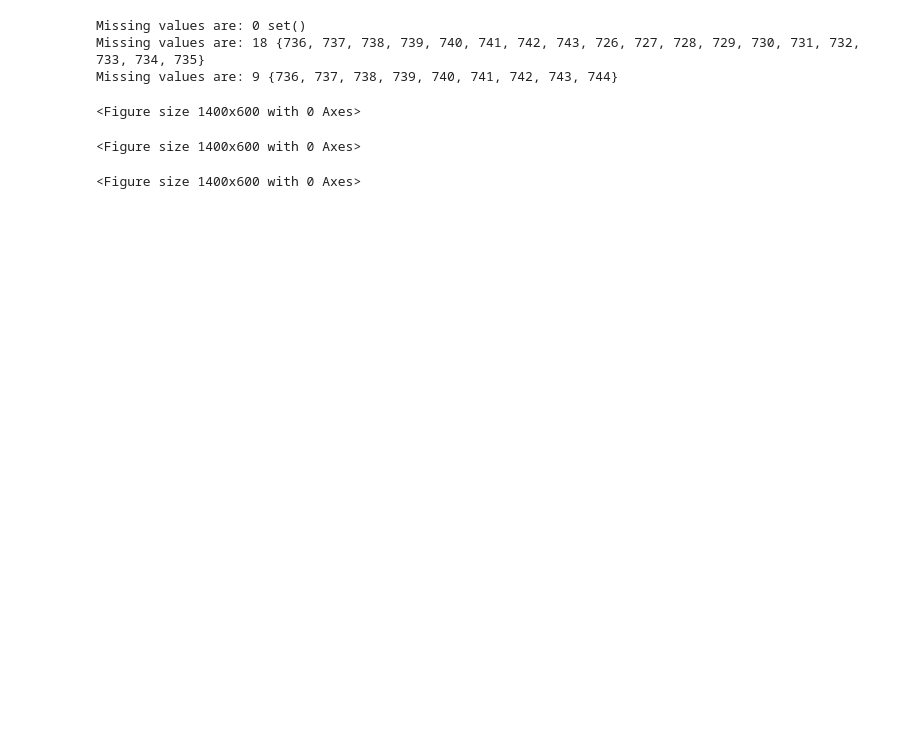
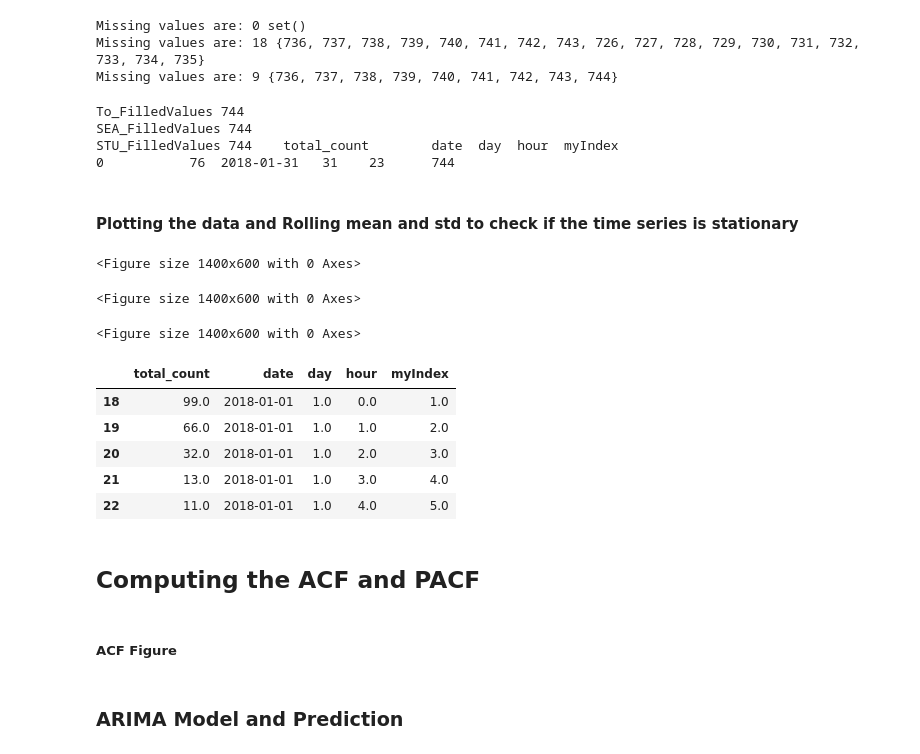
Before and after one commit to A-M-Alizadeh/MobilityLabs, a Jupyter notebook: lab2/lab2.ipynb, the cells around one changed output. Saved outputs shown, nothing was run; the diff lists cells and outputs as text; code cells hidden in the pictures; blank space fills up the shorter version.

```diff
--- a/lab2/lab2.ipynb
+++ b/lab2/lab2.ipynb
@@ -162,11 +170,22 @@ To_FilledValues = fillMissingValues(TO_df)
 SEA_FilledValues = fillMissingValues(SEA_df)
 STU_FilledValues = fillMissingValues(STU_df)
 #remember to remove this line - it has never been used !!!!!!!!!!!!!!!!!!!!!!!!!!!!!!!!!!!!! TODO
-SEA_FilledValues.at[744,'date'] = '2018-01-31'
+# SEA_FilledValues.at[744,'date'] = '2018-01-31'
 # %% [output]
 Missing values are: 0 set()
 Missing values are: 18 {736, 737, 738, 739, 740, 741, 742, 743, 726, 727, 728, 729, 730, 731, 732, 733, 734, 735}
 Missing values are: 9 {736, 737, 738, 739, 740, 741, 742, 743, 744}
+# %%
+print("To_FilledValues",len(To_FilledValues))
+print("SEA_FilledValues",len(SEA_FilledValues))
+print("STU_FilledValues",len(STU_FilledValues), STU_FilledValues[743:745])
+# %% [output]
+To_FilledValues 744
+SEA_FilledValues 744
+STU_FilledValues 744    total_count        date  day  hour  myIndex
+0           76  2018-01-31   31    23      744
+# %% [markdown]
+#### Plotting the data and Rolling mean and std to check if the time series is stationary
 # %%
 def plotter(plotTitle, df:pd.DataFrame):
     mean = df['total_count'].rolling(window=24*7).mean()
@@ -192,3 +211,16 @@ plotter('Stuttgart',STU_FilledValues)
 <Figure size 1400x600 with 0 Axes>
 <Figure size 1400x600 with 0 Axes>
 <Figure size 1400x600 with 0 Axes>
+# %%
+cities_df_array = [(CITY_ENUM.TO.value,To_FilledValues),(CITY_ENUM.SEA.value,SEA_FilledValues),(CITY_ENUM.STU.value,STU_FilledValues)]
+# %% [output]
+|  | total_count | date | day | hour | myIndex |
+| 18 | 99.0 | 2018-01-01 | 1.0 | 0.0 | 1.0 |
+| 19 | 66.0 | 2018-01-01 | 1.0 | 1.0 | 2.0 |
+| 20 | 32.0 | 2018-01-01 | 1.0 | 2.0 | 3.0 |
+| 21 | 13.0 | 2018-01-01 | 1.0 | 3.0 | 4.0 |
+| 22 | 11.0 | 2018-01-01 | 1.0 | 4.0 | 5.0 |
+# %% [markdown]
+## Computing the ACF and PACF
+# %% [markdown]
+##### ACF Figure
@@ -194,0 +255,2 @@ plotter('Stuttgart',STU_FilledValues)
+# %% [markdown]
+### ARIMA Model and Prediction
```
Also changed, not shown: parts of 11 cells of this notebook, 15 other files.
